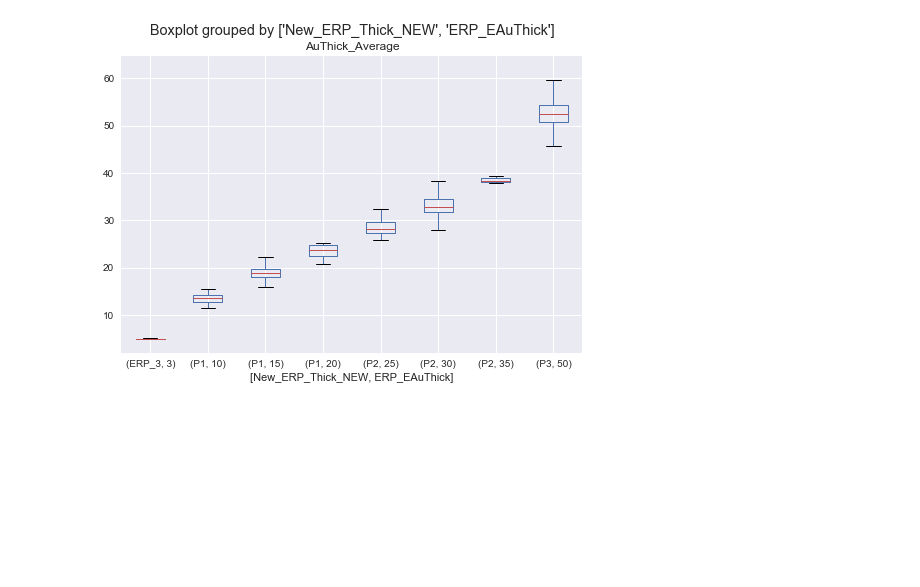
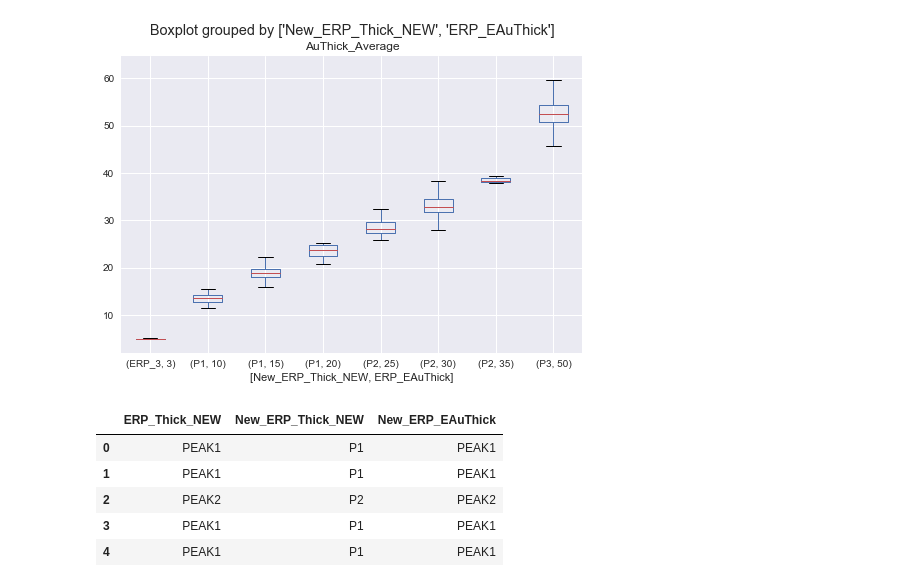
Before and after one commit to randomForester/Defect-detection, a Jupyter notebook: GroupBy/Data_Manipulation_Au_Thickness.ipynb, the cells around one changed output. Saved outputs shown, nothing was run; the diff lists cells and outputs as text; code cells hidden in the pictures; blank space fills up the shorter version.

```diff
--- a/GroupBy/Data_Manipulation_Au_Thickness.ipynb
+++ b/GroupBy/Data_Manipulation_Au_Thickness.ipynb
@@ -349,3 +325,12 @@ def PEAK (xx):
 #
 df2 = pd.DataFrame({'New_ERP_EAuThick':df['ERP_EAuThick'].apply(PEAK)})
 df =  pd.merge(df, df2, left_index = True, right_index = True)
+# %%
+df[["ERP_Thick_NEW","New_ERP_Thick_NEW","New_ERP_EAuThick"]].head()
+# %% [output]
+|  | ERP_Thick_NEW | New_ERP_Thick_NEW | New_ERP_EAuThick |
+| 0 | PEAK1 | P1 | PEAK1 |
+| 1 | PEAK1 | P1 | PEAK1 |
+| 2 | PEAK2 | P2 | PEAK2 |
+| 3 | PEAK1 | P1 | PEAK1 |
+| 4 | PEAK1 | P1 | PEAK1 |
```
Also changed, not shown: parts of 6 cells of this notebook.
